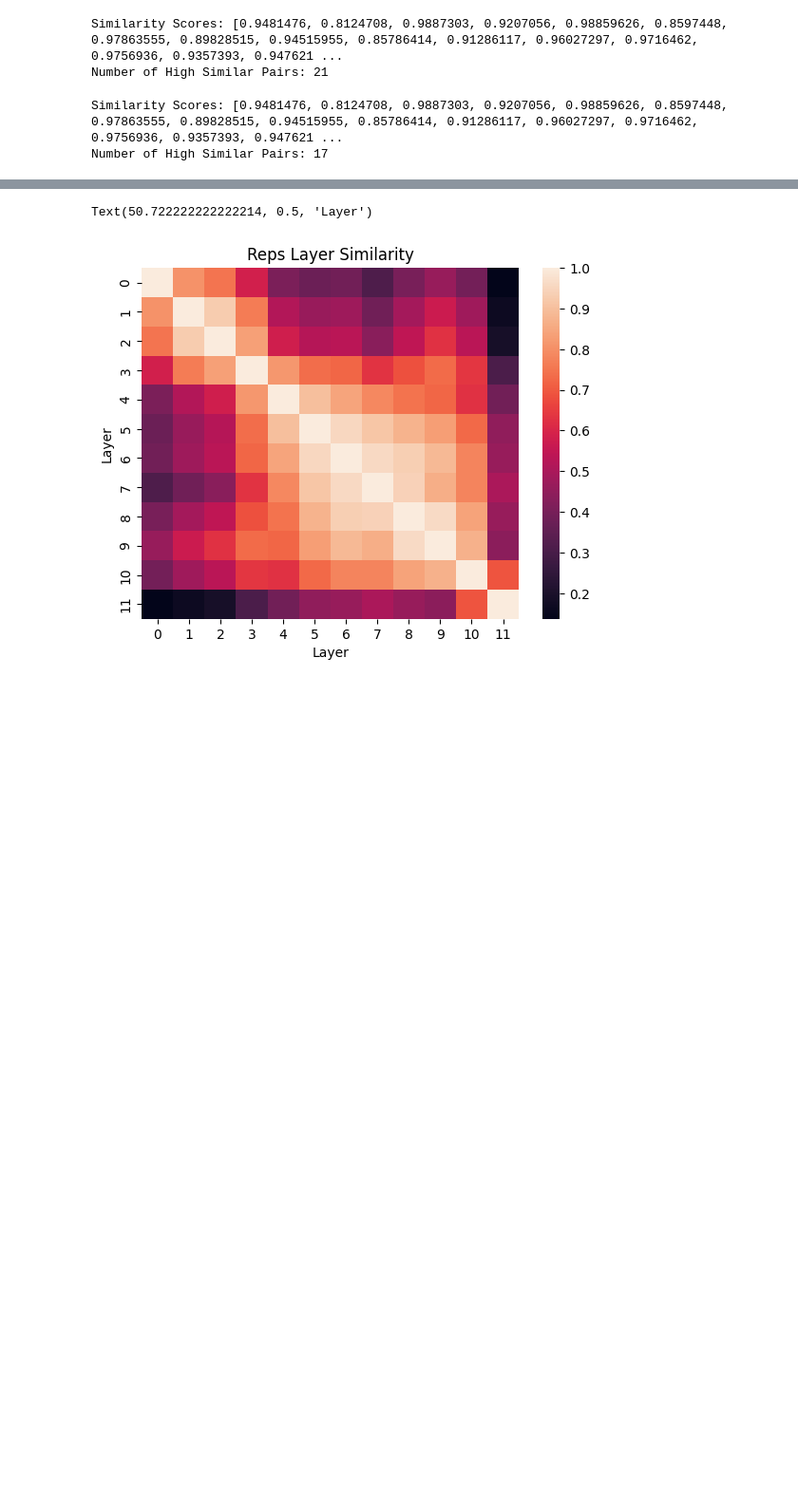
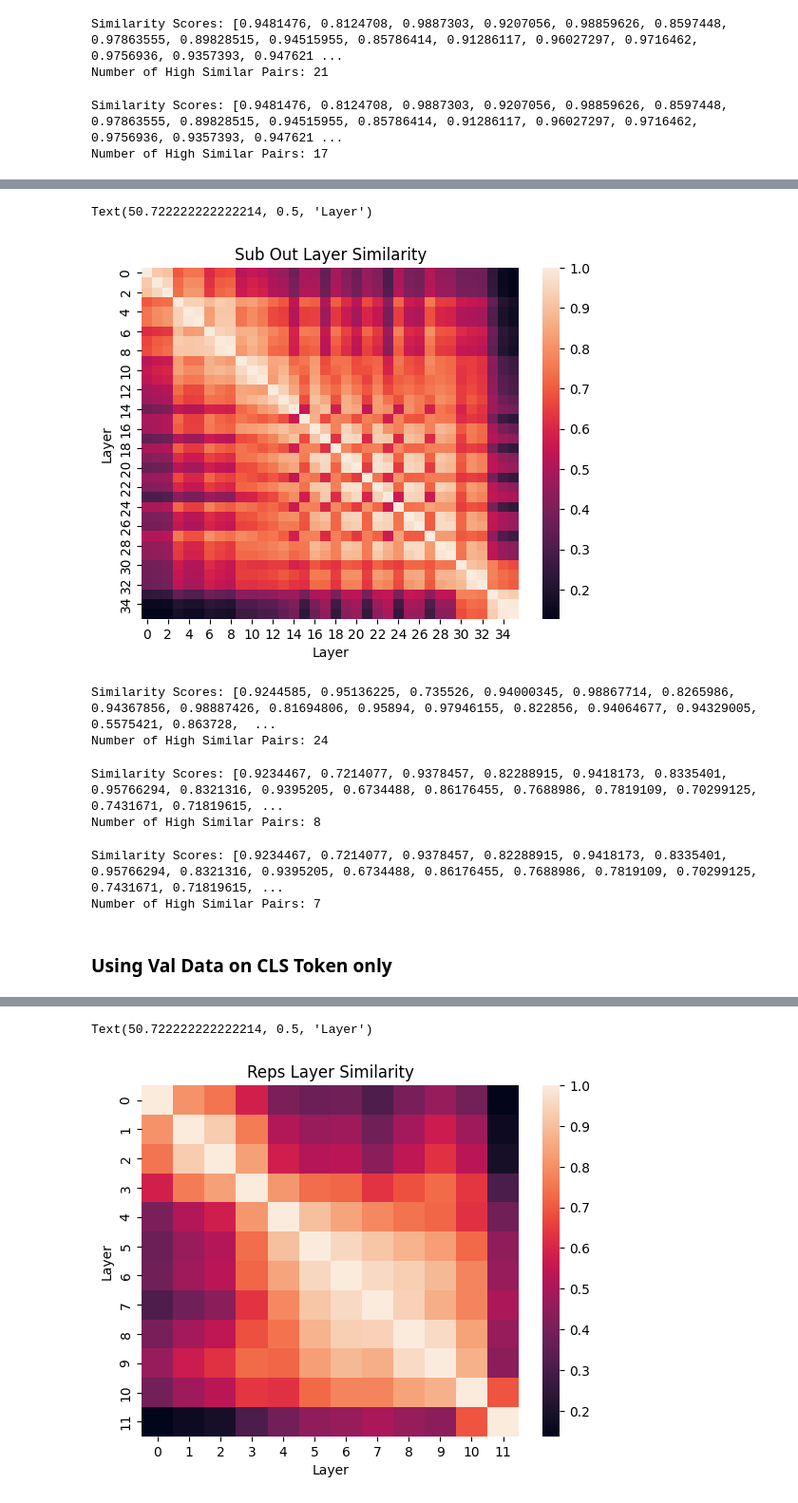
Before and after one commit to aal2015/layer-grafting-publication, a Jupyter notebook: redundancy analysis/qnli redundancy.ipynb, the cells around one changed output, grey strips where cells are left out. Shown at 95% size. Saved outputs shown, nothing was run; the diff lists cells and outputs as text; code cells hidden in the pictures; blank space fills up the shorter version.

```diff
--- a/redundancy analysis/qnli redundancy.ipynb
+++ b/redundancy analysis/qnli redundancy.ipynb
@@ -343,0 +315,16 @@ print(f"    Lowest:  {subs_stats['min']:.6f}")
+# %%
+sub_out_similarity = cka_eval.subLayer_interleaved_pairwise(
+    model,
+    train_dataloader,
+    device,
+    only_cls_token=True,
+    max_iter=115,
+    do_sub_out=True
+)
+
+sub_out_stats = cka_eval.similarity_stats(sub_out_similarity)
+
+print("  Sub Out Similarity Stats:")
+print(f"    Average: {sub_out_stats['average']:.6f}")
+print(f"    Highest: {sub_out_stats['max']:.6f}")
+print(f"    Lowest:  {sub_out_stats['min']:.6f}")
@@ -445 +483,27 @@ Number of High Similar Pairs: 17
+# %%
+title = "Sub Out Layer Similarity"
+plt.title(title)
+sn.heatmap(data = sub_out_similarity)
+plt.xlabel("Layer")
+plt.ylabel("Layer")
+# %% [output]
+Text(50.722222222222214, 0.5, 'Layer')
+[figure, added]
+# %%
+_,_ = adjacent_similarity_stats(sub_out_similarity)
+# %% [output]
+Similarity Scores: [0.9244585, 0.95136225, 0.735526, 0.94000345, 0.98867714, 0.8265986, 0.94367856, 0.98887426, 0.81694806, 0.95894, 0.97946155, 0.822856, 0.94064677, 0.94329005, 0.5575421, 0.863728,  ...
+Number of High Similar Pairs: 24
+# %%
+_,_ = adjacent_similarity_stats(pre_wo_sub_similarity, thresold=0.85)
+# %% [output]
+Similarity Scores: [0.9234467, 0.7214077, 0.9378457, 0.82288915, 0.9418173, 0.8335401, 0.95766294, 0.8321316, 0.9395205, 0.6734488, 0.86176455, 0.7688986, 0.7819109, 0.70299125, 0.7431671, 0.71819615, ...
+Number of High Similar Pairs: 8
+# %%
+_,_ = adjacent_similarity_stats(pre_wo_sub_similarity, thresold=0.9)
+# %% [output]
+Similarity Scores: [0.9234467, 0.7214077, 0.9378457, 0.82288915, 0.9418173, 0.8335401, 0.95766294, 0.8321316, 0.9395205, 0.6734488, 0.86176455, 0.7688986, 0.7819109, 0.70299125, 0.7431671, 0.71819615, ...
+Number of High Similar Pairs: 7
+# %% [markdown]
+### Using Val Data on CLS Token only
 # %%
```
Also changed, not shown: parts of 37 cells of this notebook, 4 other files.
